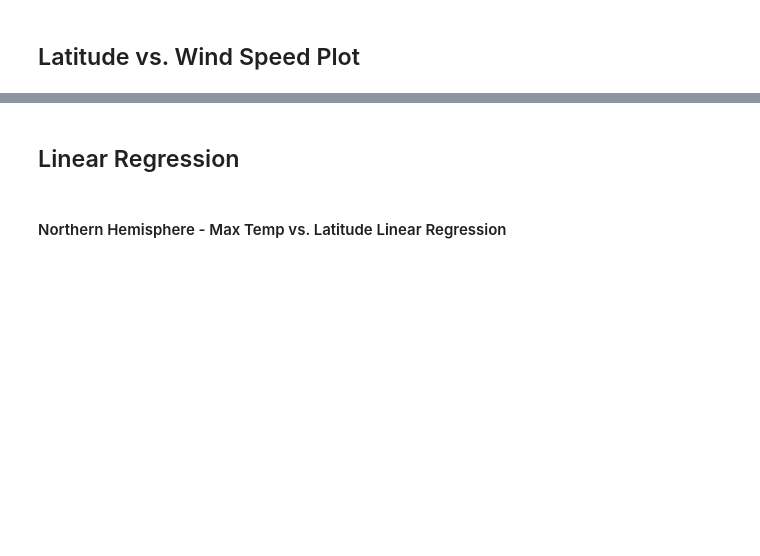
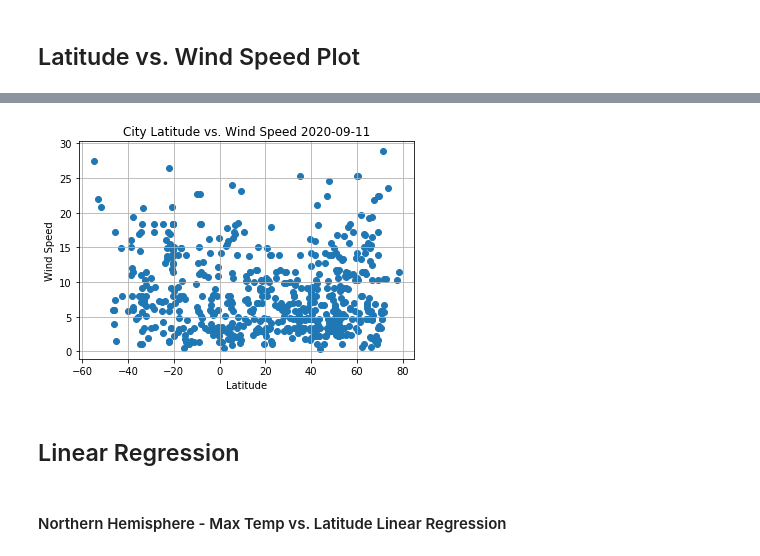
Before and after one commit to j1-aggie/Python-api-Challenge, a Jupyter notebook: WeatherPy/WeatherPy.ipynb, the cells around one changed output, grey strips where cells are left out. Drawn from its saved outputs; the diff is of its cells as text; code cells hidden in the pictures; blank space fills up the shorter version.

```diff
--- a/WeatherPy/WeatherPy.ipynb
+++ b/WeatherPy/WeatherPy.ipynb
@@ -243,3 +262,12 @@ Int64Index([], dtype='int64')
+# %%
+plt.scatter(weather_data['Latitude'], weather_data['Wind Speed'])
+plt.title(f'City Latitude vs. Wind Speed {date.today()}')
+plt.xlabel('Latitude')
+plt.ylabel('Wind Speed')
+plt.grid(True)
+plt.savefig('lat_wind.png', bbox_inches='tight')
+# %% [output]
+[figure, added]
 # %% [markdown]
 ## Linear Regression
 # %% [markdown]
```
Also changed, not shown: parts of 16 cells of this notebook, 4 other files.
